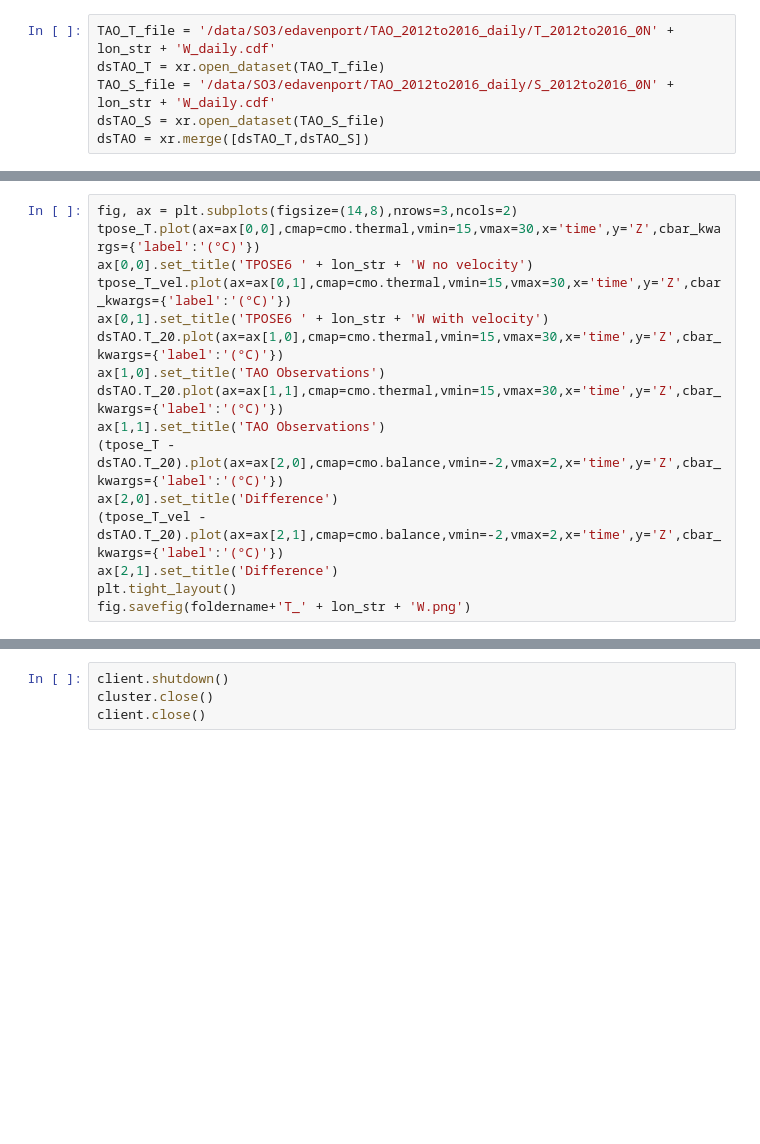
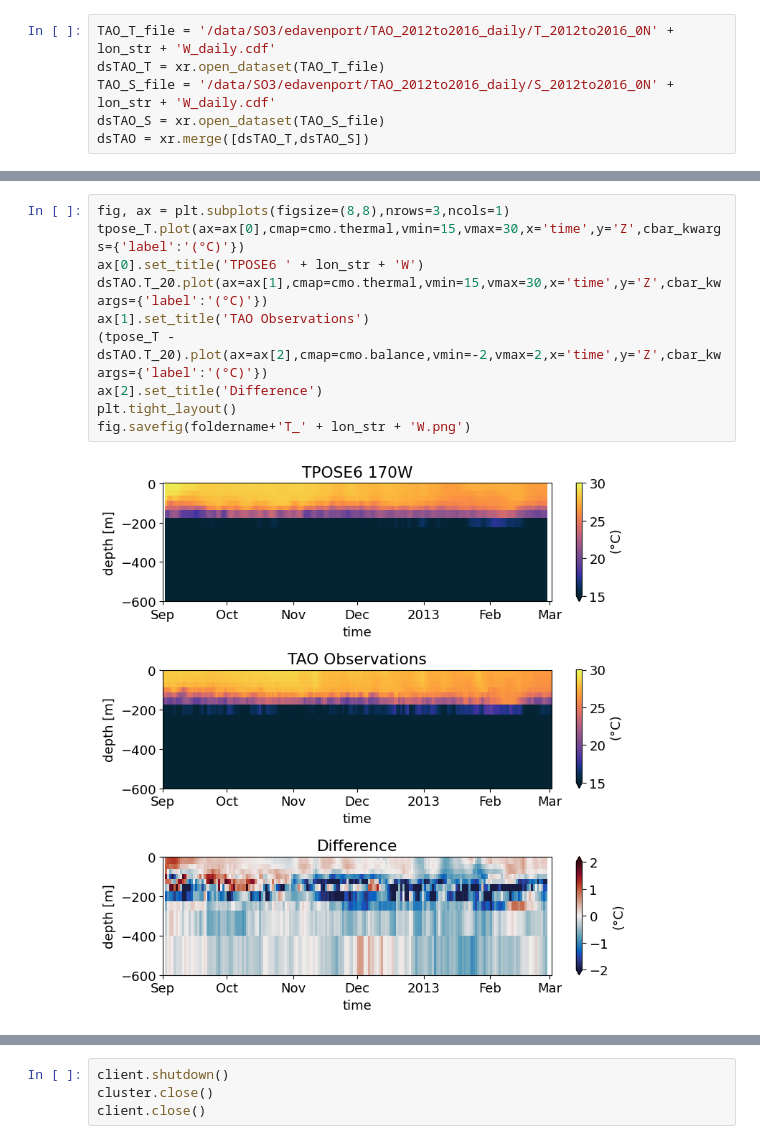
Before and after one commit to eldavenport/TPOSE6_VelocityAssim, a Jupyter notebook: TPOSE_TAO/tpose_tao_T_S.ipynb, the cells around one changed output, grey strips where cells are left out. Saved outputs shown, nothing was run; the diff lists cells and outputs as text; blank space fills up the shorter version.

```diff
--- a/TPOSE_TAO/tpose_tao_T_S.ipynb
+++ b/TPOSE_TAO/tpose_tao_T_S.ipynb
@@ -100,17 +105,13 @@ fig.savefig(foldername+'TS_' + lon_str + 'W_mean_prof.png')
 # %%
-fig, ax = plt.subplots(figsize=(14,8),nrows=3,ncols=2)
-tpose_T.plot(ax=ax[0,0],cmap=cmo.thermal,vmin=15,vmax=30,x='time',y='Z',cbar_kwargs={'label':'(°C)'})
-ax[0,0].set_title('TPOSE6 ' + lon_str + 'W no velocity')
-tpose_T_vel.plot(ax=ax[0,1],cmap=cmo.thermal,vmin=15,vmax=30,x='time',y='Z',cbar_kwargs={'label':'(°C)'})
-ax[0,1].set_title('TPOSE6 ' + lon_str + 'W with velocity')
-dsTAO.T_20.plot(ax=ax[1,0],cmap=cmo.thermal,vmin=15,vmax=30,x='time',y='Z',cbar_kwargs={'label':'(°C)'})
-ax[1,0].set_title('TAO Observations')
-dsTAO.T_20.plot(ax=ax[1,1],cmap=cmo.thermal,vmin=15,vmax=30,x='time',y='Z',cbar_kwargs={'label':'(°C)'})
-ax[1,1].set_title('TAO Observations')
-(tpose_T - dsTAO.T_20).plot(ax=ax[2,0],cmap=cmo.balance,vmin=-2,vmax=2,x='time',y='Z',cbar_kwargs={'label':'(°C)'})
-ax[2,0].set_title('Difference')
-(tpose_T_vel - dsTAO.T_20).plot(ax=ax[2,1],cmap=cmo.balance,vmin=-2,vmax=2,x='time',y='Z',cbar_kwargs={'label':'(°C)'})
-ax[2,1].set_title('Difference')
+fig, ax = plt.subplots(figsize=(8,8),nrows=3,ncols=1)
+tpose_T.plot(ax=ax[0],cmap=cmo.thermal,vmin=15,vmax=30,x='time',y='Z',cbar_kwargs={'label':'(°C)'})
+ax[0].set_title('TPOSE6 ' + lon_str + 'W')
+dsTAO.T_20.plot(ax=ax[1],cmap=cmo.thermal,vmin=15,vmax=30,x='time',y='Z',cbar_kwargs={'label':'(°C)'})
+ax[1].set_title('TAO Observations')
+(tpose_T - dsTAO.T_20).plot(ax=ax[2],cmap=cmo.balance,vmin=-2,vmax=2,x='time',y='Z',cbar_kwargs={'label':'(°C)'})
+ax[2].set_title('Difference')
 plt.tight_layout()
 fig.savefig(foldername+'T_' + lon_str + 'W.png')
+# %% [output]
+[figure, added]
 # %%
```
Also changed, not shown: parts of 19 cells of this notebook, 37 other files.
